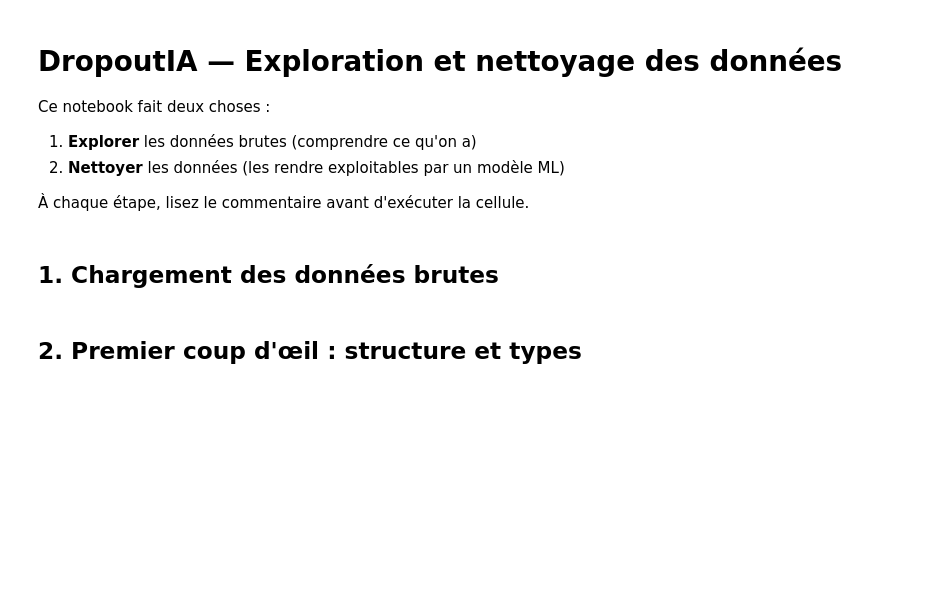
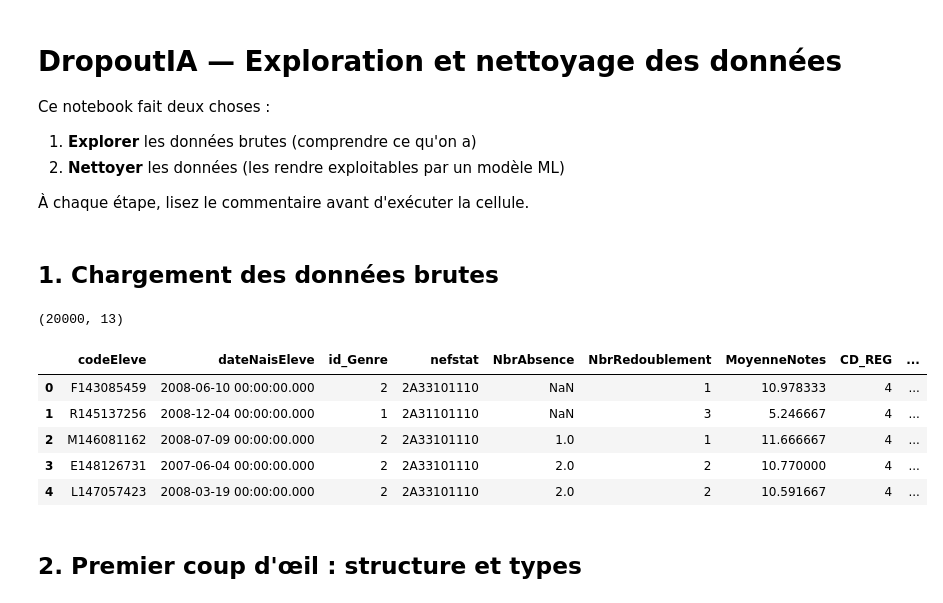
Before and after one commit to ouiamouatat26-gif/dropoutia, a Jupyter notebook: notebooks/01_exploration_nettoyage.ipynb, the cells around one changed output. Drawn from its saved outputs; the diff is of its cells as text; code cells hidden in the pictures; blank space fills up the shorter version.

```diff
--- a/notebooks/01_exploration_nettoyage.ipynb
+++ b/notebooks/01_exploration_nettoyage.ipynb
@@ -8,6 +8,24 @@ Ce notebook fait deux choses :
 À chaque étape, lisez le commentaire avant d'exécuter la cellule.
 # %% [markdown]
 ## 1. Chargement des données brutes
+# %%
+import pandas as pd
+import numpy as np
+import sys
+sys.path.append("../src")
+import nettoyage
+
+df = pd.read_excel("../data/raw/decrochage_19072026.xlsx")
+print(df.shape)
+df.head()
+# %% [output]
+(20000, 13)
+|  | codeEleve | dateNaisEleve | id_Genre | nefstat | NbrAbsence | NbrRedoublement | MoyenneNotes | CD_REG | ... |
+| 0 | F143085459 | 2008-06-10 00:00:00.000 | 2 | 2A33101110 | NaN | 1 | 10.978333 | 4 | ... |
+| 1 | R145137256 | 2008-12-04 00:00:00.000 | 1 | 2A31101110 | NaN | 3 | 5.246667 | 4 | ... |
+| 2 | M146081162 | 2008-07-09 00:00:00.000 | 2 | 2A33101110 | 1.0 | 1 | 11.666667 | 4 | ... |
+| 3 | E148126731 | 2007-06-04 00:00:00.000 | 2 | 2A33101110 | 2.0 | 2 | 10.770000 | 4 | ... |
+| 4 | L147057423 | 2008-03-19 00:00:00.000 | 2 | 2A33101110 | 2.0 | 2 | 10.591667 | 4 | ... |
 # %% [markdown]
 ## 2. Premier coup d'œil : structure et types
 # %%
```
Also changed, not shown: parts of 12 cells of this notebook, 4 other files.
